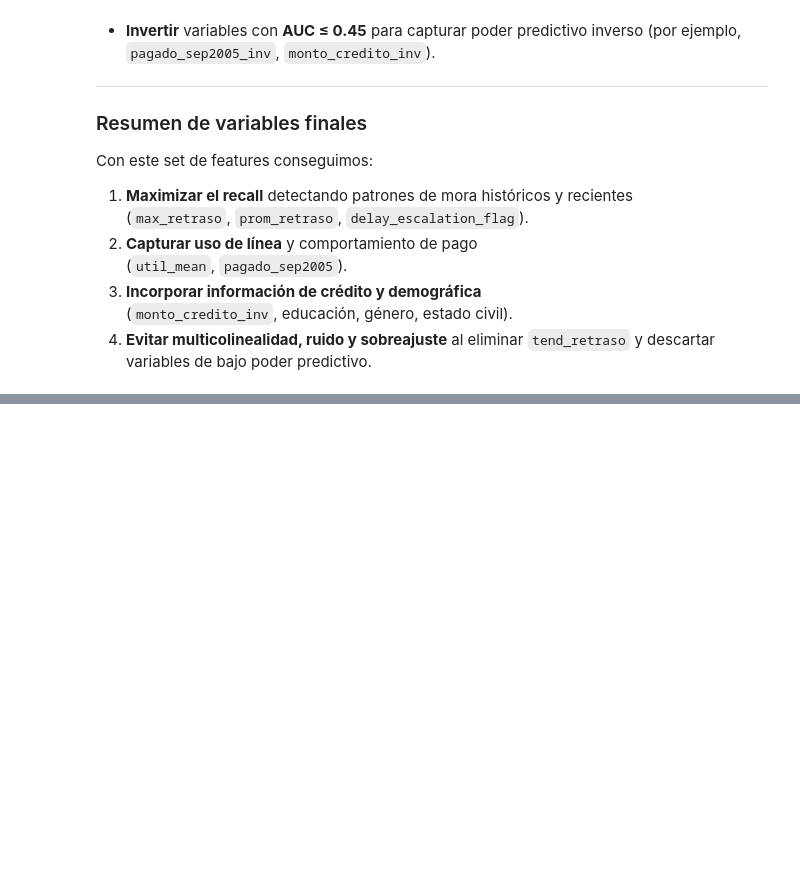
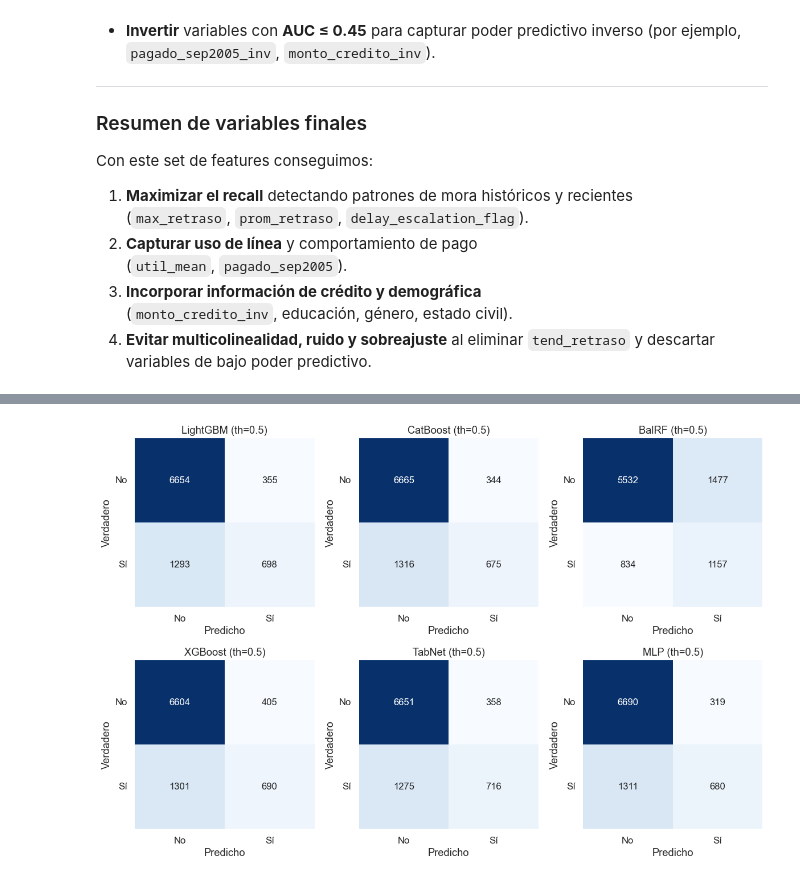
Before and after one commit to sgurdian/ml_default_credit_card_clients, a Jupyter notebook: notebooks/ml_project_DCCC.ipynb, the cells around one changed output, grey strips where cells are left out. Cells and saved outputs as stored; diff of their text form; code cells hidden in the pictures; blank space fills up the shorter version.

```diff
--- a/notebooks/ml_project_DCCC.ipynb
+++ b/notebooks/ml_project_DCCC.ipynb
@@ -1624,0 +1528,5 @@ MLP          0.785      0.623   0.076  0.136    0.636
+# %%
+# Definiendo cuáles son numéricas y categóricas
+
+numeric_features = X.select_dtypes(include=['int64','float64']).columns.tolist()
+categorical_features = X.select_dtypes(include=['object','category']).columns.tolist()
@@ -1624,0 +1550,11 @@ MLP          0.785      0.623   0.076  0.136    0.636
+# %%
+# Definiendo modelos
+
+models = {
+    'LightGBM': LGBMClassifier(random_state=42),
+    'CatBoost': CatBoostClassifier(verbose=0, random_state=42),
+    'BalRF':    BalancedRandomForestClassifier(random_state=42),
+    'XGBoost':  XGBClassifier(use_label_encoder=False, eval_metric='logloss', random_state=42),
+    'TabNet':   TabNetClassifier(verbose=0, seed=42),
+    'MLP':      MLPClassifier(random_state=42)
+}
@@ -1624,0 +1625,26 @@ MLP          0.785      0.623   0.076  0.136    0.636
+# %%
+# Visualizar matrices de confusión
+
+sns.set_theme(style="whitegrid", font_scale=1.1)
+n_models = len(conf_matrices)
+cols = 3
+rows = int(np.ceil(n_models / cols))
+fig, axes = plt.subplots(rows, cols, figsize=(cols*4, rows*4))
+axes = axes.flatten()
+
+for ax, (name, cm) in zip(axes, conf_matrices.items()):
+    sns.heatmap(cm, annot=True, fmt='d', cmap='Blues',
+                cbar=False, ax=ax, annot_kws={'size':12})
+    ax.set_title(f"{name} (th=0.5)")
+    ax.set_xlabel('Predicho')
+    ax.set_ylabel('Verdadero')
+    ax.set_xticklabels(['No','Sí'])
+    ax.set_yticklabels(['No','Sí'], rotation=0)
+
+for ax in axes[len(conf_matrices):]:
+    ax.axis('off')
+
+plt.tight_layout()
+plt.show()
+# %% [output]
+[figure, added]
```
Also changed, not shown: parts of 8 cells of this notebook, 49 other files.
